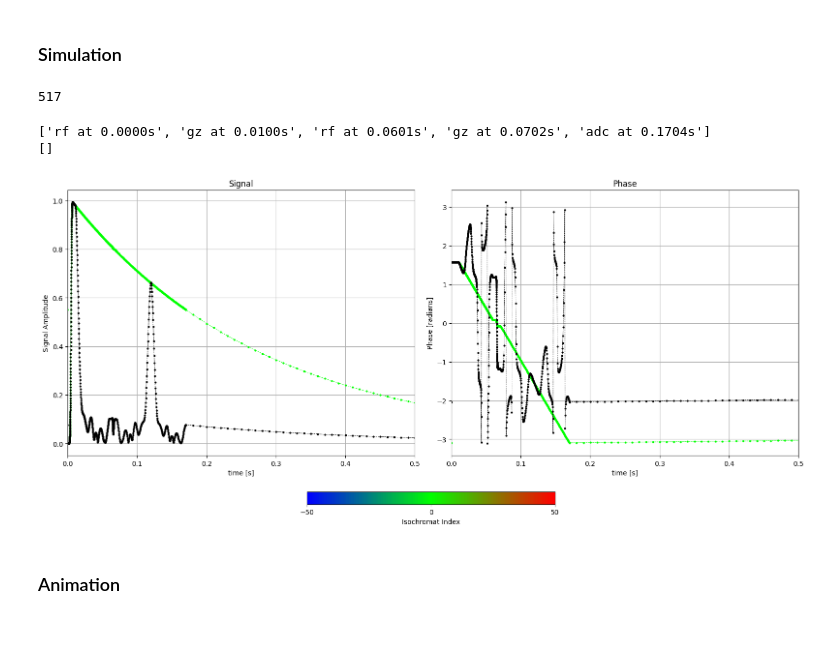
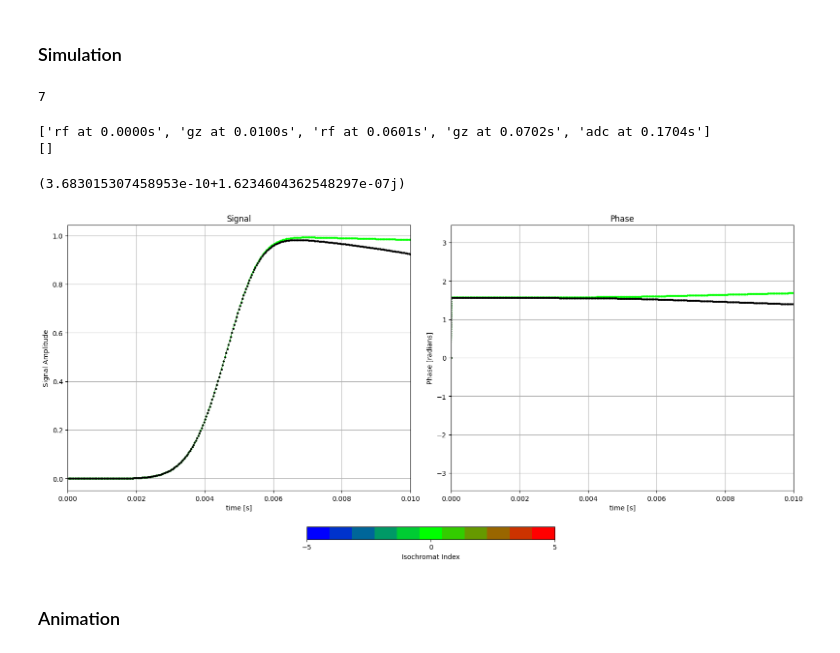
Before and after one commit to dantona02/optim, a Jupyter notebook: testing.ipynb, the cells around one changed output. Drawn from its saved outputs; the diff is of its cells as text; code cells hidden in the pictures.

```diff
--- a/testing.ipynb
+++ b/testing.ipynb
@@ -7,7 +7,7 @@ import matplotlib.pyplot as plt
 # %%
 low = -20e-6
 high = 20e-6
-n_iso = 1000
+n_iso = 10
 mean = (low + high) / 2
 std_dev = (high - low) / 6
 
@@ -20,7 +20,7 @@ z_pos = np.sort(z_pos)
 
 np.where(z_pos == 0)[0][0]
 # %% [output]
-517
+7
 # %%
 # seq_path_gauss = '/Users/danielmiksch/JupyterLab/optim/seq_init/simple_gauss.seq'
 # seq_path_gauss_win = 'C:/Users/s436276/simulation/JupyterLab/optim/seq_init/simple_gauss.seq'
@@ -33,7 +33,7 @@ adc_time = 3
 retun_zmag = False
 show_plot = False
 write_all_mag = True
-webhook = True
+webhook = False
 plt_range = [0, 4]
 iso_select = [-5,0,5]
 # %%
@@ -50,17 +50,22 @@ sim = simulate(config_file=config_path,
 # %% [output]
 ['rf at 0.0000s', 'gz at 0.0100s', 'rf at 0.0601s', 'gz at 0.0702s', 'adc at 0.1704s']
 []
+# %%
+_, _, _, mag, _ = sim.get_mag()
+mag[7][2]
+# %% [output]
+(3.683015307458953e-10+1.6234604362548297e-07j)
 # %%
 from bmc.utils.eval import plot_sim
 time, m_z, m_z_total, m_c, m_c_total = sim.get_mag()
 
 iso_select = [0]
-plt_range = [0.0, .5]
+plt_range = [0.0, .01]
 
 # _ = plot_sim(m_out=[m_z, m_z_total], time=time, plt_range=plt_range, iso_select=iso_select)
 _ = plot_sim(m_out=[m_c, m_c_total], time=time, plt_range=plt_range, iso_select=iso_select)
 # %% [output]
-[figure, old version]
+[figure, new version]
 # %% [markdown]
 ### Animation
 # %%
```
Also changed, not shown: parts of 2 cells of this notebook, 2 other files.
